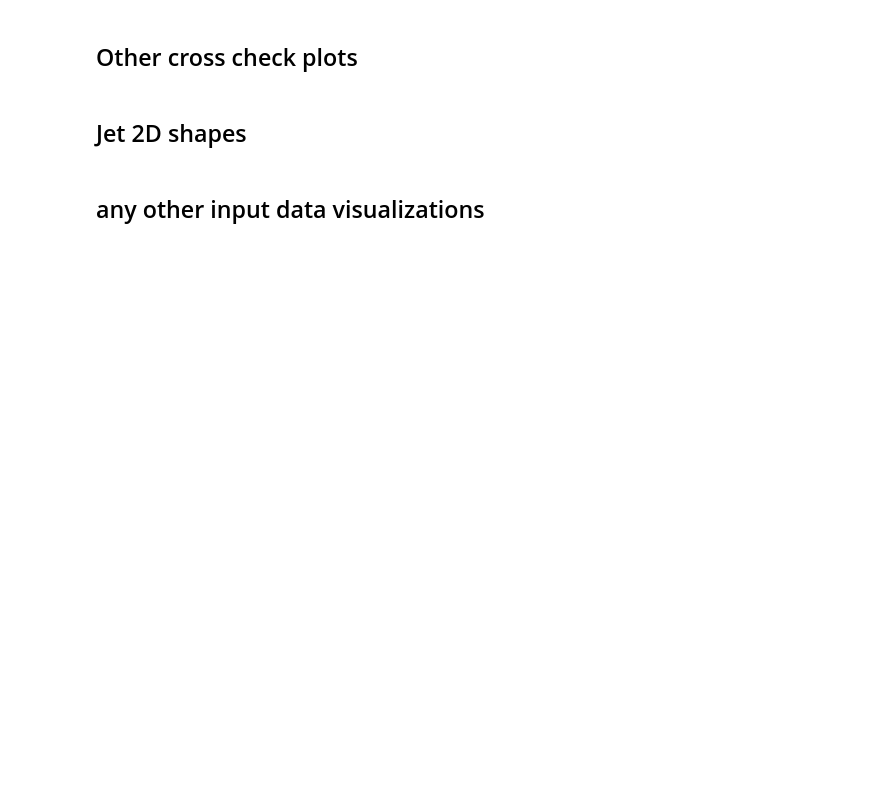
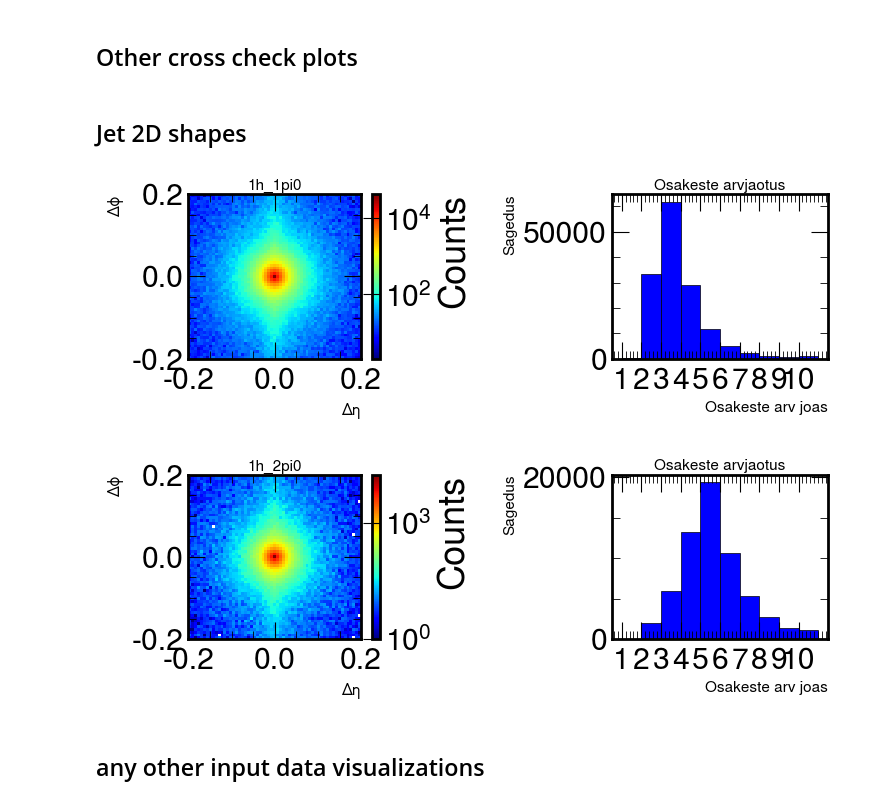
Before and after one commit to HEP-KBFI/ml-tau-en-reg, a Jupyter notebook: notebooks/data_intro.ipynb, the cells around one changed output. Cells and saved outputs as stored; diff of their text form; code cells hidden in the pictures; blank space fills up the shorter version.

Commit message:
jet and cand phi etas and jet 2D shapes

```diff
--- a/notebooks/data_intro.ipynb
+++ b/notebooks/data_intro.ipynb
@@ -95,7 +96,20 @@ def to_bh(data, bins, cumulative=False):
     return h1
 
 gen_tau_p4s = to_p4(zh_data.gen_jet_tau_p4s)
+reco_cand_p4s = to_p4(zh_data.reco_cand_p4s)
+reco_jet_p4s = to_p4(zh_data.reco_jet_p4s)
 gen_tau_pt = gen_tau_p4s.pt
+# %%
+def deltaphi(phi1, phi2):
+    diff = phi1 - phi2
+    return np.arctan2(np.sin(diff), np.cos(diff))
+
+# delta_phi leiame kui lahutame jeti phi väärtuse rekonstureeritud jeti phi väärtusest
+# see nö normeerib ja nüüd tulevad väärtused 0 punkti ümber
+delta_phi = deltaphi(reco_jet_p4s.phi, reco_cand_p4s.phi)
+
+# etad
+delta_eta = reco_jet_p4s.eta - reco_cand_p4s.eta
 # %%
 # Get number of particles per jet:
 plt.figure(figsize=(7,5.5))
@@ -371,9 +385,9 @@ fig, axss = plt.subplots(rows, columbs, figsize=(8, 3 * rows))
 for idx_decaymode in range(rows):
 
     # teen vastava decay mode maski
-    mask = (data["gen_jet_tau_decaymode"] == decay_modes_of_interest[idx_decaymode]) # jeti valikud true false 0-15
-    cands = data["reco_cand_p4s"][mask] # jetide osakesed, mis decay mode on maskis
-    jets = data["reco_jet_p4s"][mask] # jetid ise
+    mask = (z_data["gen_jet_tau_decaymode"] == decay_modes_of_interest[idx_decaymode]) # jeti valikud true false 0-15
+    cands = z_data["reco_cand_p4s"][mask] # jetide osakesed, mis decay mode on maskis
+    jets = z_data["reco_jet_p4s"][mask] # jetid ise
 
     temp_list = []
 
@@ -389,36 +403,38 @@ for idx_decaymode in range(rows):
     axss[idx_decaymode, 1].set_xlabel("Osakeste arv joas", fontsize=11)
     axss[idx_decaymode, 1].set_ylabel("Sagedus", fontsize=11)
     #lagunemiskanalid
     axss[idx_decaymode, 1].hist(temp_list,
-                                color = cud_colors[1],
+                                color = 'b',
                                 bins=np.linspace(1,11,11),
                                 edgecolor='black',
                                 linewidth=0.5)
     axss[idx_decaymode, 1].set_xticks(np.arange(1, 11, 1))
 
     #axss[j, 1].set_xlim(0, 50)
     #axss[j, 1].set_ylim(0, 300)
 
-    axss[idx_decaymode, 0].set_title(f'{decay_mode_mapping[decay_modes_of_interest[idx_decaymode]]}',
+    axss[idx_decaymode, 0].set_title(f'{remap_d[decay_modes_of_interest[idx_decaymode]]}',
                                      fontsize=11,
                                      pad=3,
                                      rotation='horizontal')
 
     hist = axss[idx_decaymode, 0].hist2d(ak.to_numpy(ak.flatten(delta_eta[mask])),
                                   ak.to_numpy(ak.flatten(delta_phi[mask])),
-                                  bins=np.linspace(-0.15,0.15,60),
+                                  bins=np.linspace(-0.2,0.2,60),
                                   norm=mpl.colors.LogNorm(),
                                   cmap=mpl.cm.jet);
 
     axss[idx_decaymode, 0].set_xlabel(r"$\Delta \eta$", fontsize=11)
     axss[idx_decaymode, 0].set_ylabel(r"$\Delta \phi$", fontsize=11)
 
     # Colorbar
     cbar = plt.colorbar(hist[3], ax=axss[idx_decaymode, 0])
     cbar.set_label('Counts')
 
 # Adjust layout
 plt.tight_layout()
+# %% [output]
+[figure, added]
 # %% [markdown]
 ## any other input data visualizations
 # %%
```
Also changed, not shown: parts of 2 cells of this notebook.
